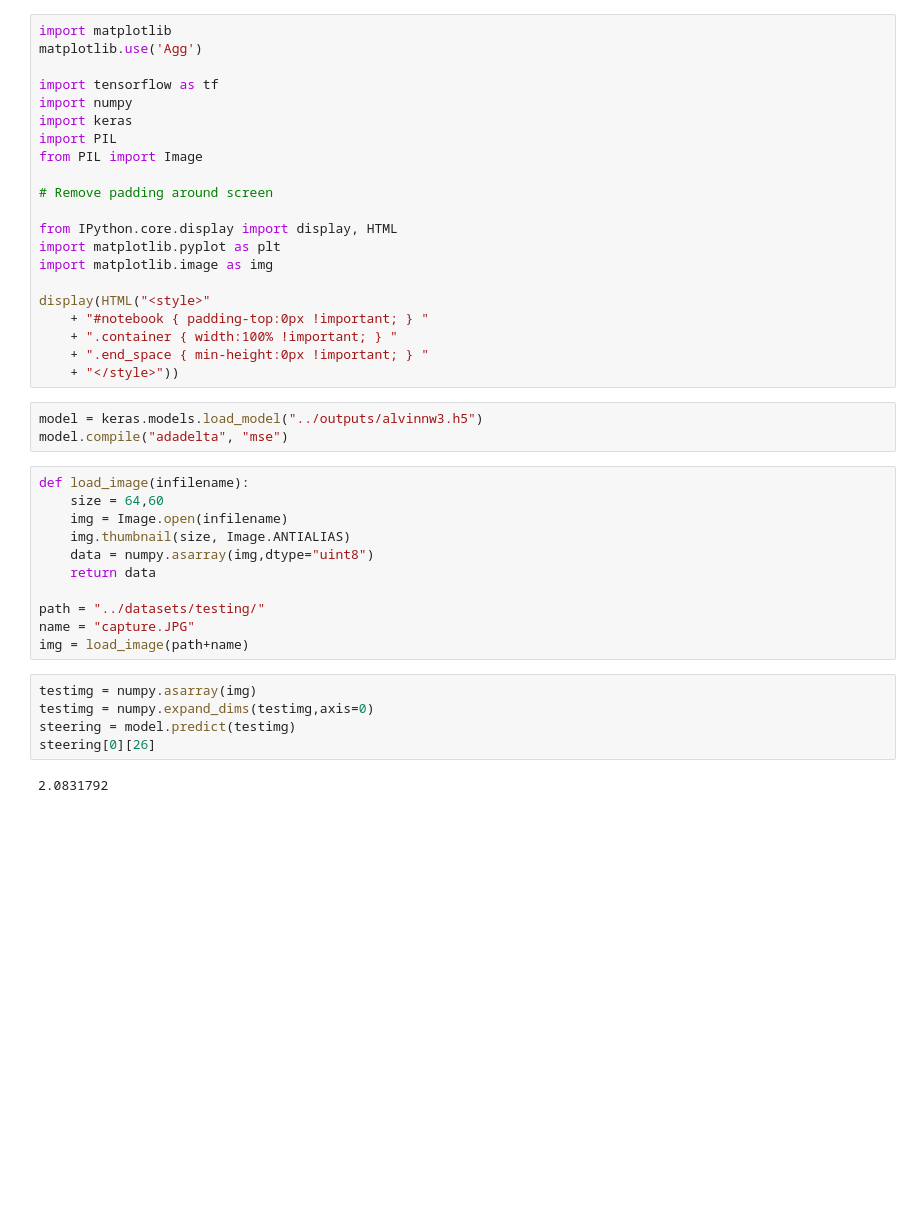
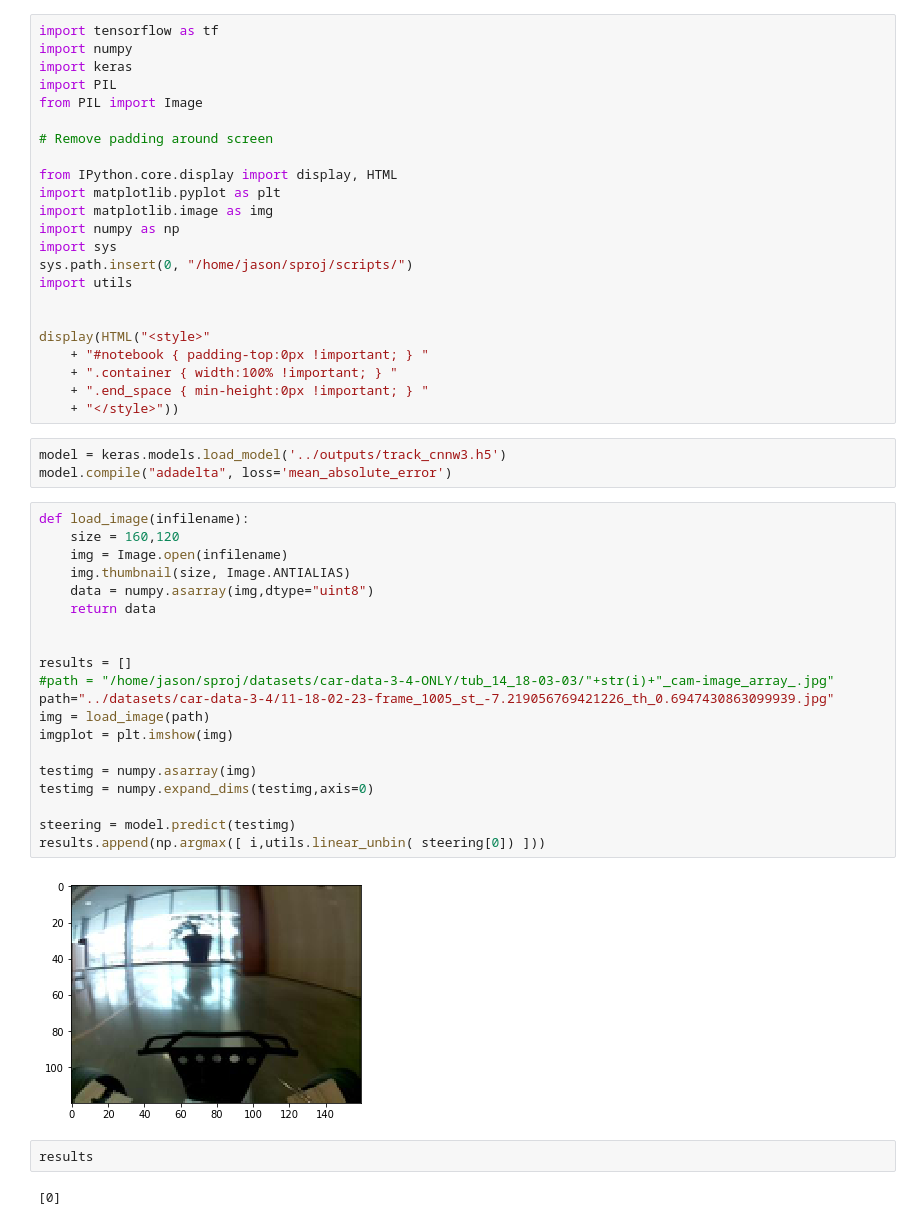
Before and after one commit to jzisheng/Scaled-Self-Driving-Car, a Jupyter notebook: notebooks/CNNv1 Prediction.ipynb, the cells around one changed output. Cells and saved outputs as stored; diff of their text form; blank space fills up the shorter version.

```diff
--- a/notebooks/CNNv1 Prediction.ipynb
+++ b/notebooks/CNNv1 Prediction.ipynb
@@ -1,7 +1,4 @@
 # %%
-import matplotlib
-matplotlib.use('Agg')
-
 import tensorflow as tf
 import numpy
 import keras
@@ -13,6 +10,11 @@ from PIL import Image
 from IPython.core.display import display, HTML
 import matplotlib.pyplot as plt
 import matplotlib.image as img
+import numpy as np
+import sys
+sys.path.insert(0, "/home/jason/sproj/scripts/")
+import utils
+
 
 display(HTML("<style>"
     + "#notebook { padding-top:0px !important; } "
@@ -20,23 +22,31 @@ display(HTML("<style>"
     + ".end_space { min-height:0px !important; } "
     + "</style>"))
 # %%
-model = keras.models.load_model("../outputs/alvinnw3.h5")
-model.compile("adadelta", "mse")
+model = keras.models.load_model('../outputs/track_cnnw3.h5')
+model.compile("adadelta", loss='mean_absolute_error')
-# %%
-def load_image(infilename):
-    size = 64,60
-    img = Image.open(infilename)
-    img.thumbnail(size, Image.ANTIALIAS)
-    data = numpy.asarray(img,dtype="uint8")
-    return data
-
-path = "../datasets/testing/"
-name = "capture.JPG"
-img = load_image(path+name)
-# %%
-testimg = numpy.asarray(img)
-testimg = numpy.expand_dims(testimg,axis=0)
-steering = model.predict(testimg)
-steering[0][26]
-# %% [output]
-2.0831792
+# %%
+def load_image(infilename):
+    size = 160,120
+    img = Image.open(infilename)
+    img.thumbnail(size, Image.ANTIALIAS)
+    data = numpy.asarray(img,dtype="uint8")
+    return data
+
+
+results = []
+#path = "/home/jason/sproj/datasets/car-data-3-4-ONLY/tub_14_18-03-03/"+str(i)+"_cam-image_array_.jpg"
+path="../datasets/car-data-3-4/11-18-02-23-frame_1005_st_-7.219056769421226_th_0.6947430863099939.jpg"
+img = load_image(path)
+imgplot = plt.imshow(img)
+
+testimg = numpy.asarray(img)
+testimg = numpy.expand_dims(testimg,axis=0)
+
+steering = model.predict(testimg)
+results.append(np.argmax([ i,utils.linear_unbin( steering[0]) ]))
+# %% [output]
+[figure, added]
+# %%
+results
+# %% [output]
+[0]
```
Also changed, not shown: 8 other files.
